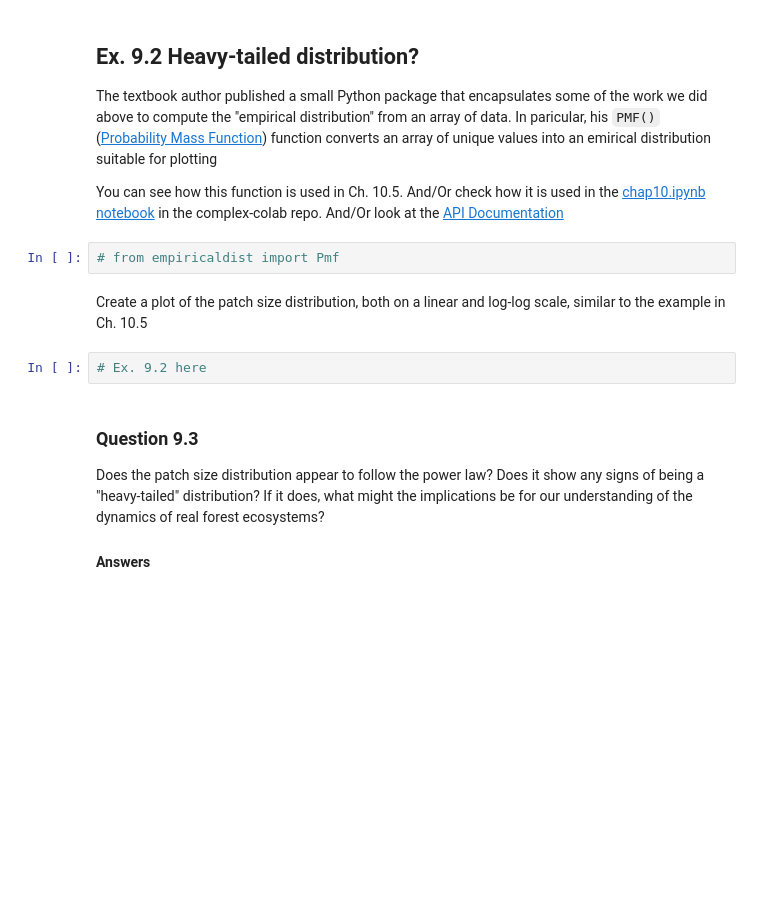
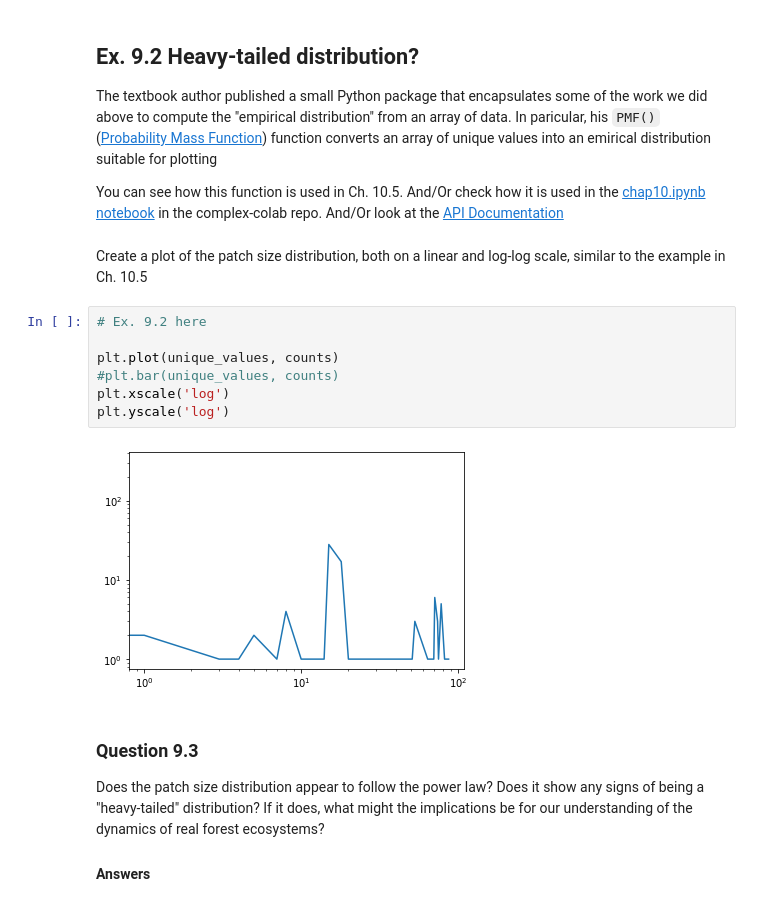
Before and after one commit to owengenge/cap-comp215, a Jupyter notebook: labs/lab07.ipynb, the cells around one changed output. Drawn from its saved outputs; the diff is of its cells as text; blank space fills up the shorter version.

```diff
--- a/labs/lab07.ipynb
+++ b/labs/lab07.ipynb
@@ -422,12 +424,17 @@ The textbook author published a small Python package that encapsulates some of t
 You can see how this function is used in Ch. 10.5.
 And/Or check how it is used in the [chap10.ipynb notebook](https://github.com/pearcej/complex-colab/blob/master/notebooks/chap10.ipynb) in the complex-colab repo.
 And/Or look at the [API Documentation](https://nbviewer.org/github/AllenDowney/empiricaldist/blob/master/empiricaldist/dist_demo.ipynb)
-# %%
-# from empiricaldist import Pmf
 # %% [markdown]
 Create a plot of the patch size distribution, both on a linear and log-log scale, similar to the example in Ch. 10.5
-# %%
-# Ex. 9.2 here
+# %%
+# Ex. 9.2 here
+
+plt.plot(unique_values, counts)
+#plt.bar(unique_values, counts)
+plt.xscale('log')
+plt.yscale('log')
+# %% [output]
+[figure, added]
 # %% [markdown]
 ### Question 9.3
 
```
Also changed, not shown: parts of 2 cells of this notebook.
